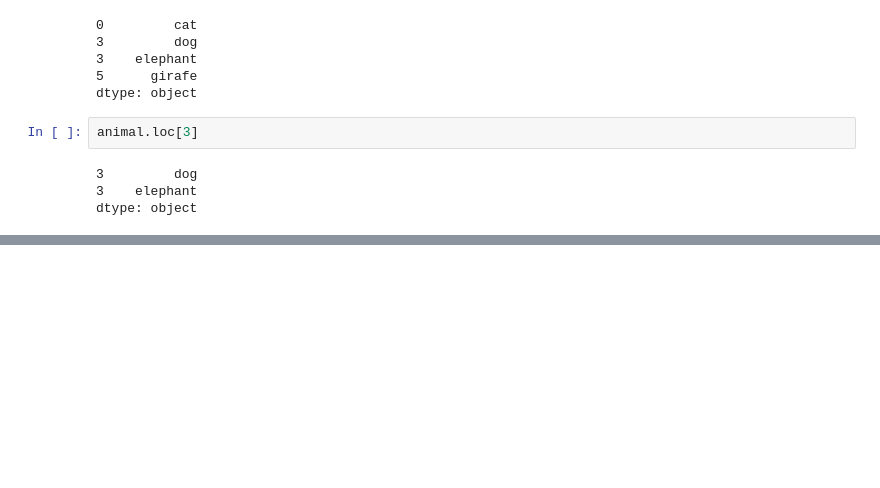
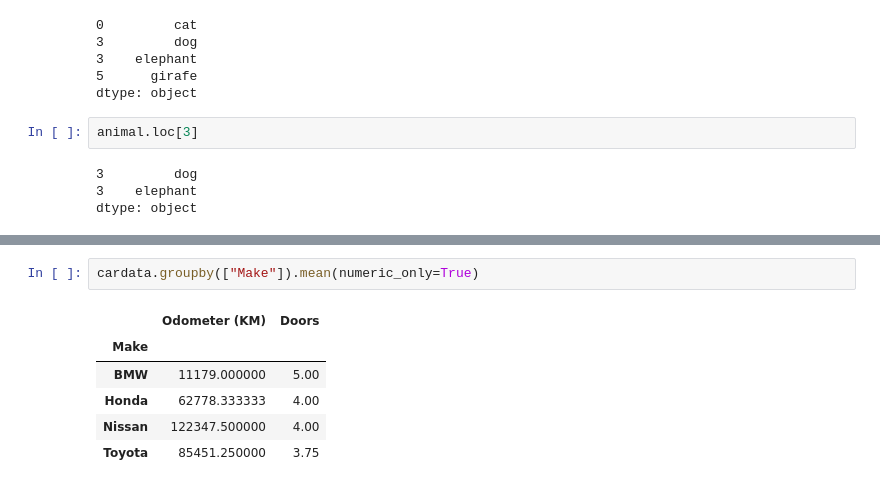
Before and after one commit to NamanTyagi00/DSML-1, a Jupyter notebook: part1.ipynb, the cells around one changed output, grey strips where cells are left out. Cells and saved outputs as stored; diff of their text form; blank space fills up the shorter version.

```diff
--- a/part1.ipynb
+++ b/part1.ipynb
@@ -195,0 +205,9 @@ dtype: object
+# %%
+cardata.groupby(["Make"]).mean(numeric_only=True)
+# %% [output]
+|  | Odometer (KM) | Doors |
+| Make |  |  |
+| BMW | 11179.000000 | 5.00 |
+| Honda | 62778.333333 | 4.00 |
+| Nissan | 122347.500000 | 4.00 |
+| Toyota | 85451.250000 | 3.75 |
```
Also changed, not shown: parts of 3 cells of this notebook, 5 other files.
